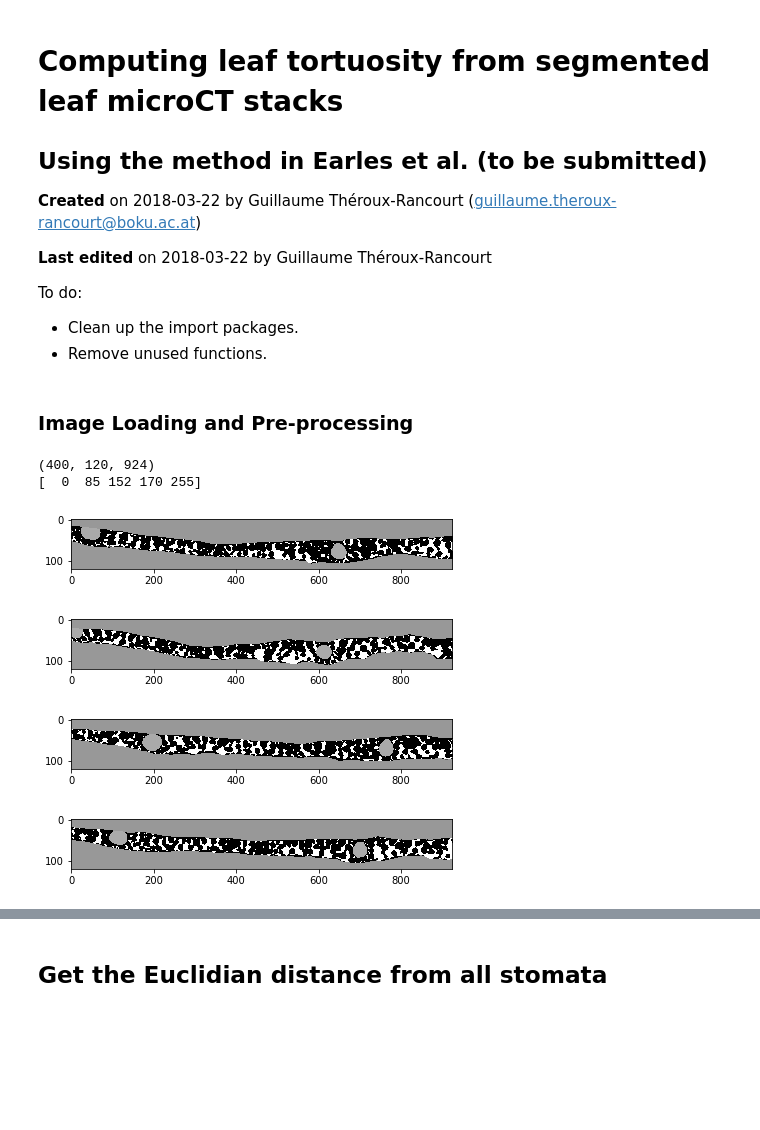
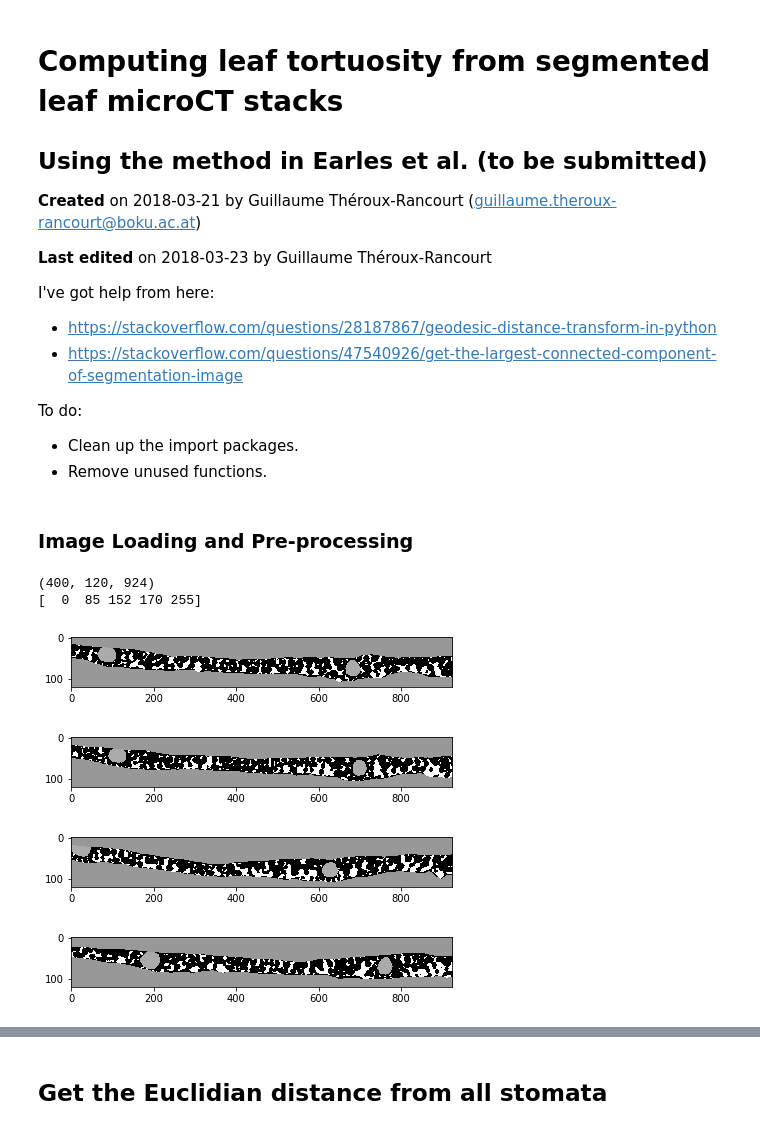
Before and after one commit to gtrancourt/3DLeafTortuosity, a Jupyter notebook: 3DLeafTortuosity.ipynb, the cells around one changed output, grey strips where cells are left out. Drawn from its saved outputs; the diff is of its cells as text; code cells hidden in the pictures; blank space fills up the shorter version.

```diff
--- a/3DLeafTortuosity.ipynb
+++ b/3DLeafTortuosity.ipynb
@@ -2,11 +2,13 @@
 # Computing leaf tortuosity from segmented leaf microCT stacks
 ## Using the method in Earles et al. (to be submitted)
 
-__Created__ on 2018-03-22 by Guillaume Théroux-Rancourt (guillaume.theroux-rancourt@boku.ac.at)
+__Created__ on 2018-03-21 by Guillaume Théroux-Rancourt (guillaume.theroux-rancourt@boku.ac.at)
 
-__Last edited__ on 2018-03-22 by Guillaume Théroux-Rancourt
+__Last edited__ on 2018-03-23 by Guillaume Théroux-Rancourt
 
-
+I've got help from here:
+- https://stackoverflow.com/questions/28187867/geodesic-distance-transform-in-python
+- https://stackoverflow.com/questions/47540926/get-the-largest-connected-component-of-segmentation-image
 
 To do:
 - Clean up the import packages.
@@ -119,22 +118,19 @@ filepath = '/Volumes/HD_1/LeafAir-WorkDir/_Ferns/Dennstaedtia-cicutaria/'
 # %%
 # Read composite stack including slabelling of stomata
 composite_stack = io.imread(filepath + 'Dennstaedtia-cicutaria-COMPOSITE-topLeaf-cropped-w-stomata.tif')
 purified_stack = io.imread(filepath + 'Purified.tif')
 # outline_stack = io.read(filepath + )
 print(composite_stack.shape)
 print(np.unique(composite_stack)) # to get all the unique values
 
-# show a few slices
-for i in random.sample(range(composite_stack.shape[0]), 4):
-    io.imshow(composite_stack[i,:,:])
-    io.show()
+DisplayRndSlices(composite_stack, 4)
 # %% [output]
 (400, 120, 924)
 [  0  85 152 170 255]
-[figure, old version]
+[figure, new version]
-[figure, old version]
+[figure, new version]
-[figure, old version]
+[figure, new version]
-[figure, old version]
+[figure, new version]
 # %%
 # Create the binary stacks needed for the analysis
 mesophyll_wo_veins_stack = np.asarray(Threshold(composite_stack, [0,255]), np.float32)
```
Also changed, not shown: parts of 19 cells of this notebook.
